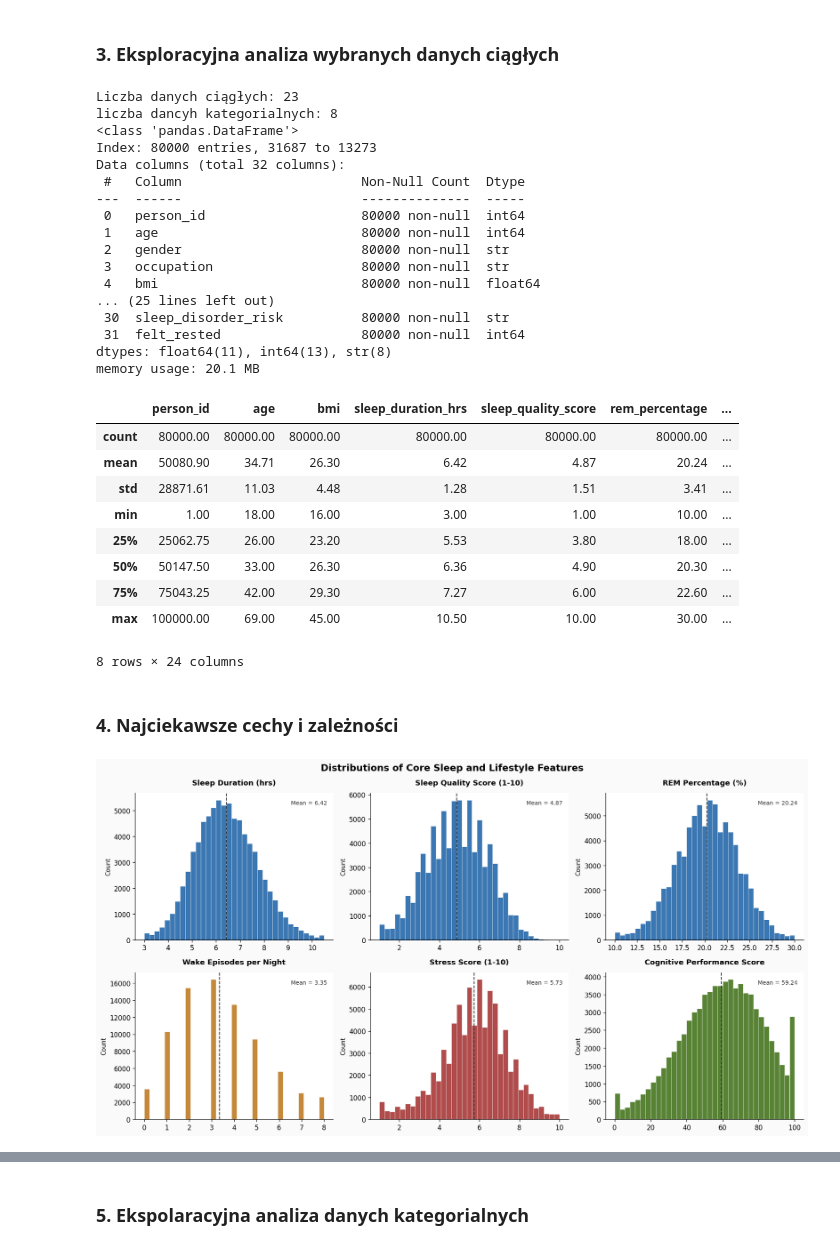
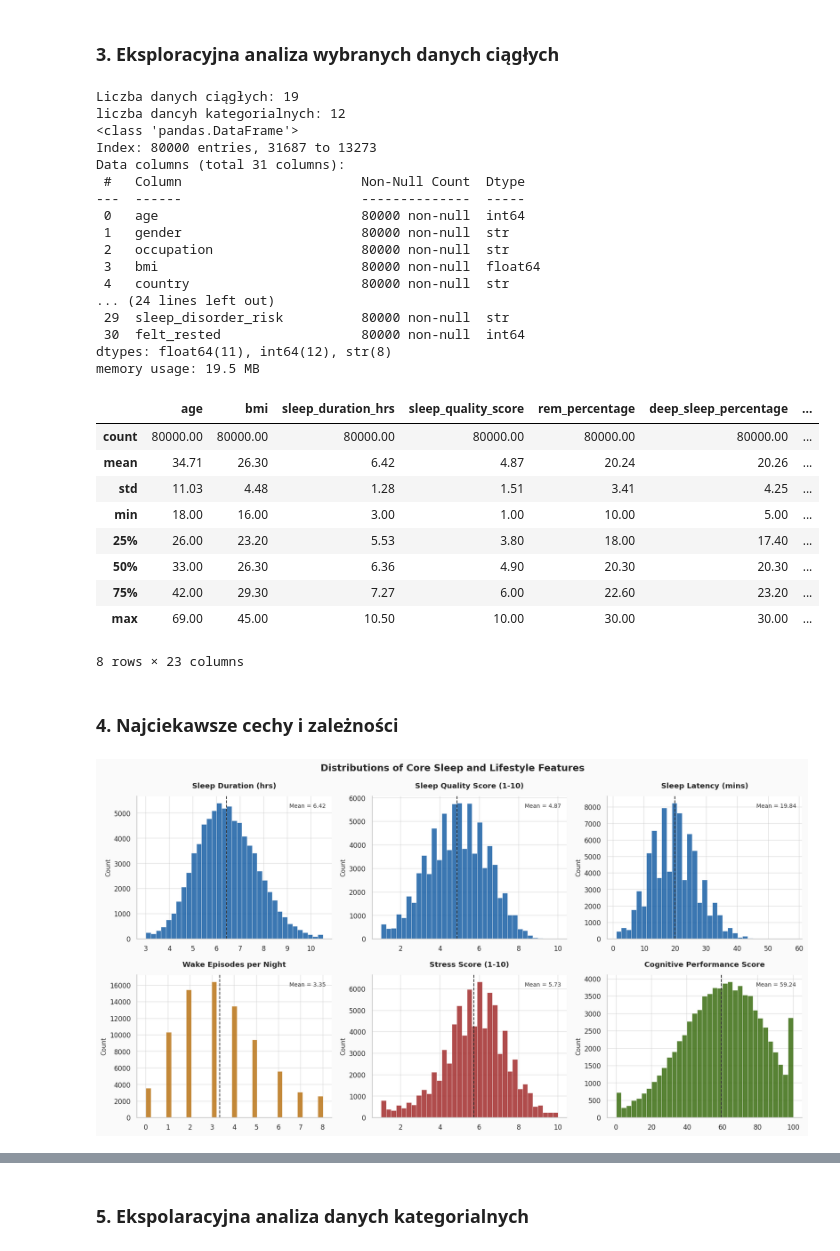
Before and after one commit to PPiotr491/MSiD, a Jupyter notebook: Lista1/sleep_health_analysis.ipynb, the cells around one changed output, grey strips where cells are left out. Cells and saved outputs as stored; diff of their text form; code cells hidden in the pictures.

```diff
--- a/Lista1/sleep_health_analysis.ipynb
+++ b/Lista1/sleep_health_analysis.ipynb
@@ -36,3 +43,10 @@ DISORDER_COLORS = {'Healthy': '#3B6D11', 'Mild': '#BA7517', 'Moderate': '#E8893A
 # %% [markdown]
 ### 2. Wczytanie i podzielenie zbioru danych
+# %%
+file_path = "../resources/sleep_health_dataset.csv"
+
+df = pd.read_csv(file_path, )
+
+if 'person_id' in df.columns:
+    _df = df.drop('person_id', axis=1)
 # %%
@@ -60,42 +70,50 @@ Size of the train set: 80000 columns x 32 rows
 # %% [markdown]
 ### 3. Eksploracyjna analiza wybranych danych ciągłych
 # %%
-# Testing and checking for invalid data
-num_data = train_df.select_dtypes(include=np.number).columns.drop("person_id").tolist()
-cat_data = train_df.select_dtypes(exclude=np.number).columns.tolist()
+# testing and checking for invalid data
+# num_data = train_df.select_dtypes(include=np.number).columns.tolist()
+# cat_data = train_df.select_dtypes(exclude=np.number).columns.tolist()
 
-print(f"Liczba danych ciągłych: {len(num_data)} \nliczba dancyh kategorialnych: {len(cat_data)}")
+cat_cols = ['gender', 'occupation', 'country',
+            'chronotype', 'mental_health_condition', 'season',
+            'day_type', 'sleep_disorder_risk', 'exercise_day',
+            'sleep_aid_used', 'shift_work', 'felt_rested']
+
+
+num_cols = train_df.drop(cat_cols, axis=1).columns.tolist()
+
+print(f"Liczba danych ciągłych: {len(num_cols)} \nliczba dancyh kategorialnych: {len(cat_cols)}")
 
 train_df.info()
 train_df.describe().round(2)
 # %% [output]
-Liczba danych ciągłych: 23
-liczba dancyh kategorialnych: 8
+Liczba danych ciągłych: 19
+liczba dancyh kategorialnych: 12
 <class 'pandas.DataFrame'>
 Index: 80000 entries, 31687 to 13273
-Data columns (total 32 columns):
+Data columns (total 31 columns):
  #   Column                       Non-Null Count  Dtype
 ---  ------                       --------------  -----
- 0   person_id                    80000 non-null  int64
- 1   age                          80000 non-null  int64
- 2   gender                       80000 non-null  str
- 3   occupation                   80000 non-null  str
- 4   bmi                          80000 non-null  float64
-... (25 lines left out)
- 30  sleep_disorder_risk          80000 non-null  str
- 31  felt_rested                  80000 non-null  int64
-dtypes: float64(11), int64(13), str(8)
-memory usage: 20.1 MB
+ 0   age                          80000 non-null  int64
+ 1   gender                       80000 non-null  str
+ 2   occupation                   80000 non-null  str
+ 3   bmi                          80000 non-null  float64
+ 4   country                      80000 non-null  str
+... (24 lines left out)
+ 29  sleep_disorder_risk          80000 non-null  str
+ 30  felt_rested                  80000 non-null  int64
+dtypes: float64(11), int64(12), str(8)
+memory usage: 19.5 MB
-|  | person_id | age | bmi | sleep_duration_hrs | sleep_quality_score | rem_percentage | ... |
+|  | age | bmi | sleep_duration_hrs | sleep_quality_score | rem_percentage | deep_sleep_percentage | ... |
 | count | 80000.00 | 80000.00 | 80000.00 | 80000.00 | 80000.00 | 80000.00 | ... |
-| mean | 50080.90 | 34.71 | 26.30 | 6.42 | 4.87 | 20.24 | ... |
-| std | 28871.61 | 11.03 | 4.48 | 1.28 | 1.51 | 3.41 | ... |
-| min | 1.00 | 18.00 | 16.00 | 3.00 | 1.00 | 10.00 | ... |
-| 25% | 25062.75 | 26.00 | 23.20 | 5.53 | 3.80 | 18.00 | ... |
-| 50% | 50147.50 | 33.00 | 26.30 | 6.36 | 4.90 | 20.30 | ... |
-| 75% | 75043.25 | 42.00 | 29.30 | 7.27 | 6.00 | 22.60 | ... |
-| max | 100000.00 | 69.00 | 45.00 | 10.50 | 10.00 | 30.00 | ... |
+| mean | 34.71 | 26.30 | 6.42 | 4.87 | 20.24 | 20.26 | ... |
+| std | 11.03 | 4.48 | 1.28 | 1.51 | 3.41 | 4.25 | ... |
+| min | 18.00 | 16.00 | 3.00 | 1.00 | 10.00 | 5.00 | ... |
+| 25% | 26.00 | 23.20 | 5.53 | 3.80 | 18.00 | 17.40 | ... |
+| 50% | 33.00 | 26.30 | 6.36 | 4.90 | 20.30 | 20.30 | ... |
+| 75% | 42.00 | 29.30 | 7.27 | 6.00 | 22.60 | 23.20 | ... |
+| max | 69.00 | 45.00 | 10.50 | 10.00 | 30.00 | 30.00 | ... |
-8 rows × 24 columns
+8 rows × 23 columns
 # %% [markdown]
 ### 4. Najciekawsze cechy i zależności
 # %%
@@ -105,7 +123,7 @@ fig.suptitle('Distributions of Core Sleep and Lifestyle Features', fontsize=14,
 features = [
     ('sleep_duration_hrs',         'Sleep Duration (hrs)',        BLUE),
     ('sleep_quality_score',        'Sleep Quality Score (1-10)',  BLUE),
-    ('rem_percentage',             'REM Percentage (%)',          BLUE),
+    ('sleep_latency_mins',         'Sleep Latency (mins)',        BLUE),
     ('wake_episodes_per_night',    'Wake Episodes per Night',     GOLD),
     ('stress_score',               'Stress Score (1-10)',         RED),
     ('cognitive_performance_score','Cognitive Performance Score', GREEN),
@@ -124,4 +142,4 @@ for ax, (col, label, color) in zip(axes.flat, features):
 
 plt.tight_layout()
 # %% [output]
-[figure, old version]
+[figure, new version]
```
Also changed, not shown: parts of 36 cells of this notebook, 5 other files.
